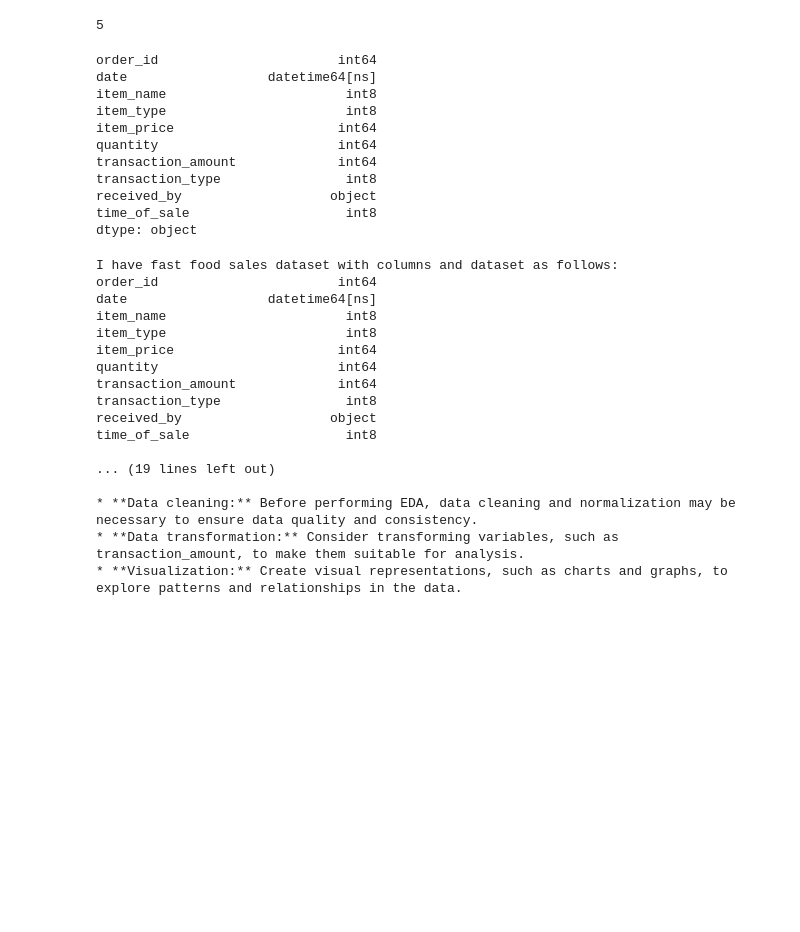
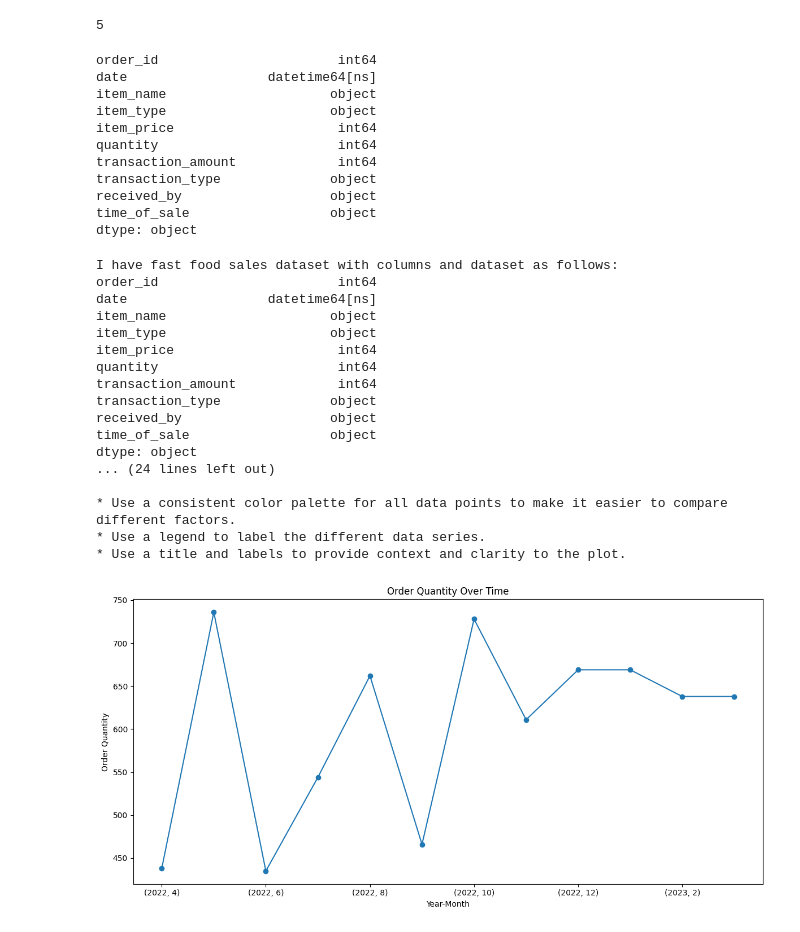
Before and after one commit to vinit714/Exploratory-Data-Analysis-EDA-using-Gemma-LLM, a Jupyter notebook: exploratory-data-analysis-eda-using-gemma-llm.ipynb, the cells around one changed output. Saved outputs shown, nothing was run; the diff lists cells and outputs as text; code cells hidden in the pictures; blank space fills up the shorter version.

Commit message:
Kaggle Notebook | Exploratory Data Analysis (EDA) using Gemma LLM | Version 6

```diff
--- a/exploratory-data-analysis-eda-using-gemma-llm.ipynb
+++ b/exploratory-data-analysis-eda-using-gemma-llm.ipynb
@@ -221,57 +221,43 @@ data['transaction_type'].nunique()
 data['time_of_sale'].nunique()
 # %% [output]
 5
-# %%
-data["item_type"] = data["item_type"].astype('category').cat.codes
-data["item_name"] = data["item_name"].astype('category').cat.codes
-data["transaction_type"] = data["transaction_type"].astype('category').cat.codes
-data["time_of_sale"] = data["time_of_sale"].astype('category').cat.codes
 # %%
 data.dtypes
 # %% [output]
 order_id                       int64
 date                  datetime64[ns]
-item_name                       int8
-item_type                       int8
+item_name                     object
+item_type                     object
 item_price                     int64
 quantity                       int64
 transaction_amount             int64
-transaction_type                int8
+transaction_type              object
 received_by                   object
-time_of_sale                    int8
+time_of_sale                  object
 dtype: object
 # %%
-prompt = """I have fast food sales dataset with columns and dataset as follows:
-order_id                       int64
-date                  datetime64[ns]
-item_name                       int8
-item_type                       int8
-item_price                     int64
-quantity                       int64
-transaction_amount             int64
-transaction_type                int8
-received_by                   object
-time_of_sale                    int8
+prompt = f"""I have fast food sales dataset with columns and dataset as follows:
+{data.dtypes}
+so on what factors from above dataset my EDA should be performed for visualising data?? Explain the reasoning behind selection of those factors and what visualisation types i should use"""
 
-so on what factors from above dataset my EDA should be performed?? Explain the reasoning behind selection of those factors"""
 
-solve_problem = gemma_lm.generate(prompt, max_length=2000)
+solve_problem = gemma_lm.generate(prompt, max_length=4000)
 print(solve_problem)
 # %% [output]
 I have fast food sales dataset with columns and dataset as follows:
 order_id                       int64
 date                  datetime64[ns]
-item_name                       int8
-item_type                       int8
+item_name                     object
+item_type                     object
 item_price                     int64
 quantity                       int64
 transaction_amount             int64
-transaction_type                int8
+transaction_type              object
 received_by                   object
-time_of_sale                    int8
+time_of_sale                  object
+dtype: object
+... (24 lines left out)
 
-... (19 lines left out)
-
-* **Data cleaning:** Before performing EDA, data cleaning and normalization may be necessary to ensure data quality and consistency.
-* **Data transformation:** Consider transforming variables, such as transaction_amount, to make them suitable for analysis.
-* **Visualization:** Create visual representations, such as charts and graphs, to explore patterns and relationships in the data.
+* Use a consistent color palette for all data points to make it easier to compare different factors.
+* Use a legend to label the different data series.
+* Use a title and labels to provide context and clarity to the plot.
@@ -277,0 +268,17 @@ time_of_sale                    int8
+# %%
+data['year'] = data['date'].dt.year
+data['month'] = data['date'].dt.month
+
+# Group by year and month and sum the quantity
+order_quantity_per_month = data.groupby(['year', 'month'])['quantity'].sum()
+
+order_quantity_per_month.plot(kind='line', figsize=(12, 6), marker='o')
+
+plt.title('Order Quantity Over Time')
+plt.xlabel('Year-Month')
+plt.ylabel('Order Quantity')
+
+plt.tight_layout()
+plt.show()
+# %% [output]
+[figure, added]
```
Also changed, not shown: parts of 14 cells of this notebook.
